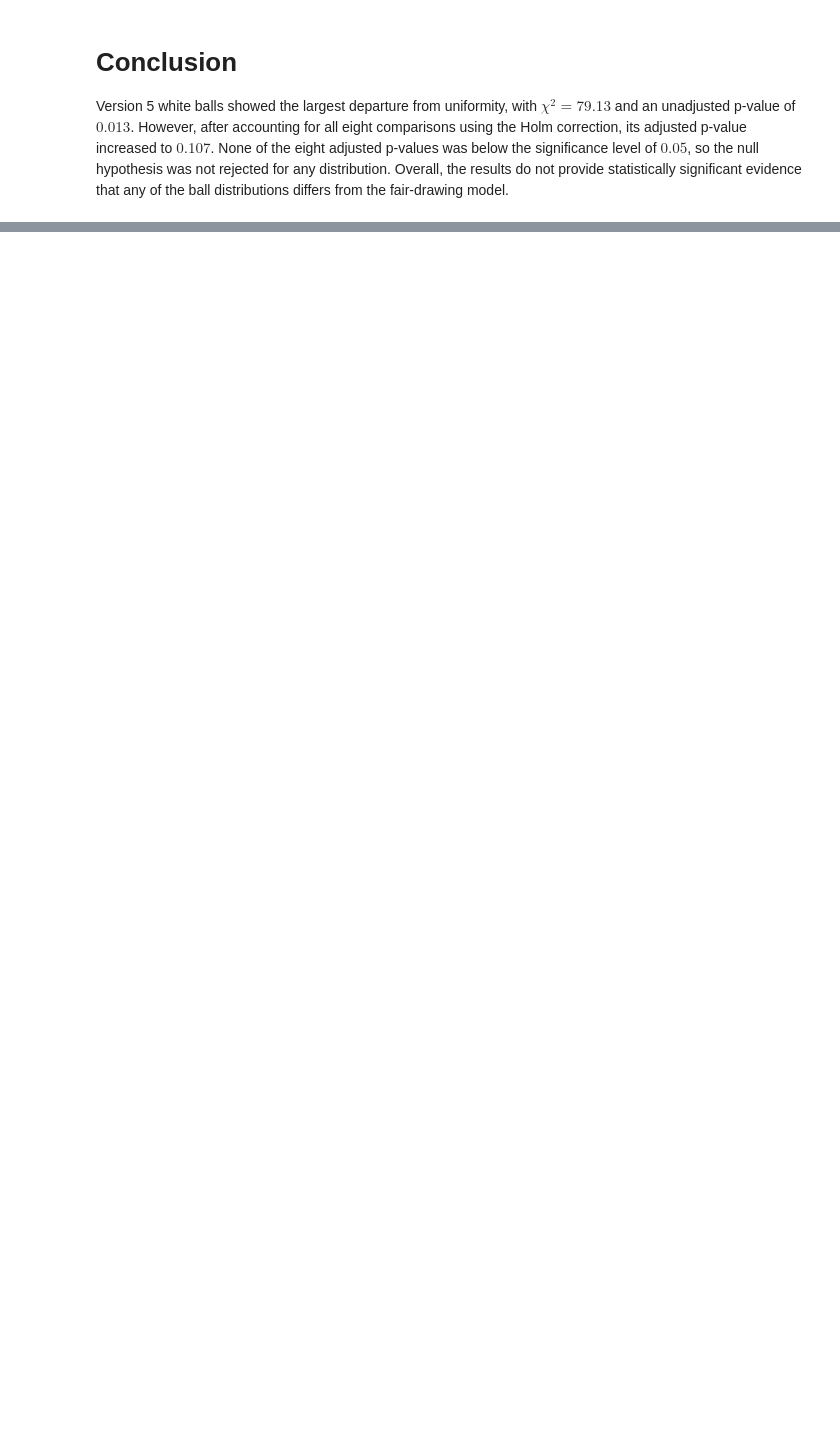
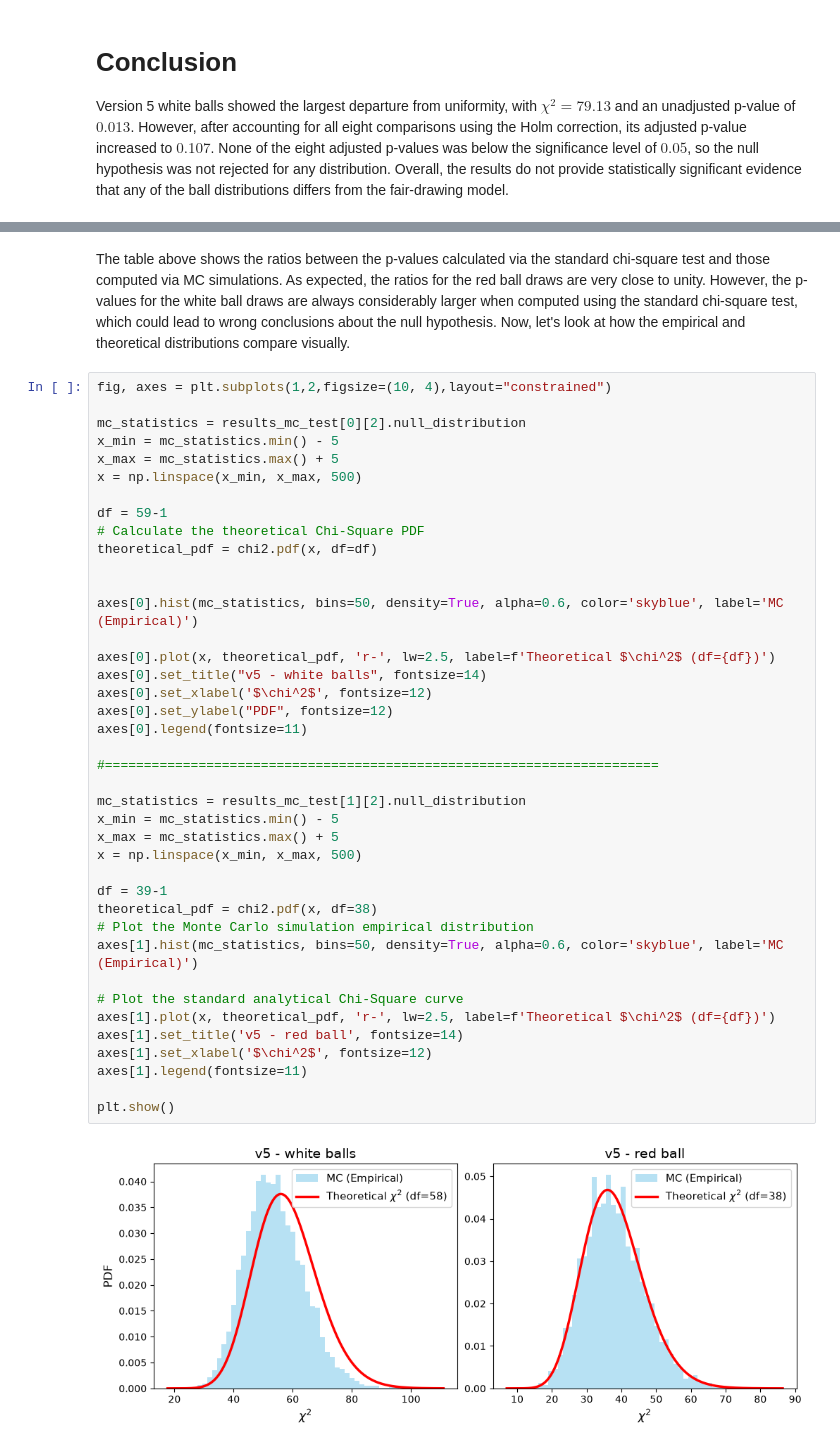
Before and after one commit to lyrivera/lottery, a Jupyter notebook: lottery.ipynb, the cells around one changed output, grey strips where cells are left out. Cells and saved outputs as stored; diff of their text form; blank space fills up the shorter version.

```diff
--- a/lottery.ipynb
+++ b/lottery.ipynb
@@ -705,0 +755,44 @@ Version 5 white balls showed the largest departure from uniformity, with $\chi^2
+# %% [markdown]
+The table above shows the ratios between the p-values calculated via the standard chi-square test and those computed via MC simulations. As expected, the ratios for the red ball draws are very close to unity. However, the p-values for the white ball draws are always considerably larger when computed using the standard chi-square test, which could lead to wrong conclusions about the null hypothesis. Now, let's look at how the empirical and theoretical distributions compare visually.
+# %%
+fig, axes = plt.subplots(1,2,figsize=(10, 4),layout="constrained")
+
+mc_statistics = results_mc_test[0][2].null_distribution
+x_min = mc_statistics.min() - 5
+x_max = mc_statistics.max() + 5
+x = np.linspace(x_min, x_max, 500)
+
+df = 59-1
+# Calculate the theoretical Chi-Square PDF
+theoretical_pdf = chi2.pdf(x, df=df)
+
+
+axes[0].hist(mc_statistics, bins=50, density=True, alpha=0.6, color='skyblue', label='MC (Empirical)')
+
+axes[0].plot(x, theoretical_pdf, 'r-', lw=2.5, label=f'Theoretical $\chi^2$ (df={df})')
+axes[0].set_title("v5 - white balls", fontsize=14)
+axes[0].set_xlabel('$\chi^2$', fontsize=12)
+axes[0].set_ylabel("PDF", fontsize=12)
+axes[0].legend(fontsize=11)
+
+#=======================================================================
+
+mc_statistics = results_mc_test[1][2].null_distribution
+x_min = mc_statistics.min() - 5
+x_max = mc_statistics.max() + 5
+x = np.linspace(x_min, x_max, 500)
+
+df = 39-1
+theoretical_pdf = chi2.pdf(x, df=38)
+# Plot the Monte Carlo simulation empirical distribution
+axes[1].hist(mc_statistics, bins=50, density=True, alpha=0.6, color='skyblue', label='MC (Empirical)')
+
+# Plot the standard analytical Chi-Square curve
+axes[1].plot(x, theoretical_pdf, 'r-', lw=2.5, label=f'Theoretical $\chi^2$ (df={df})')
+axes[1].set_title('v5 - red ball', fontsize=14)
+axes[1].set_xlabel('$\chi^2$', fontsize=12)
+axes[1].legend(fontsize=11)
+
+plt.show()
+# %% [output]
+[figure, added]
```
Also changed, not shown: parts of 20 cells of this notebook, 4 other files.
